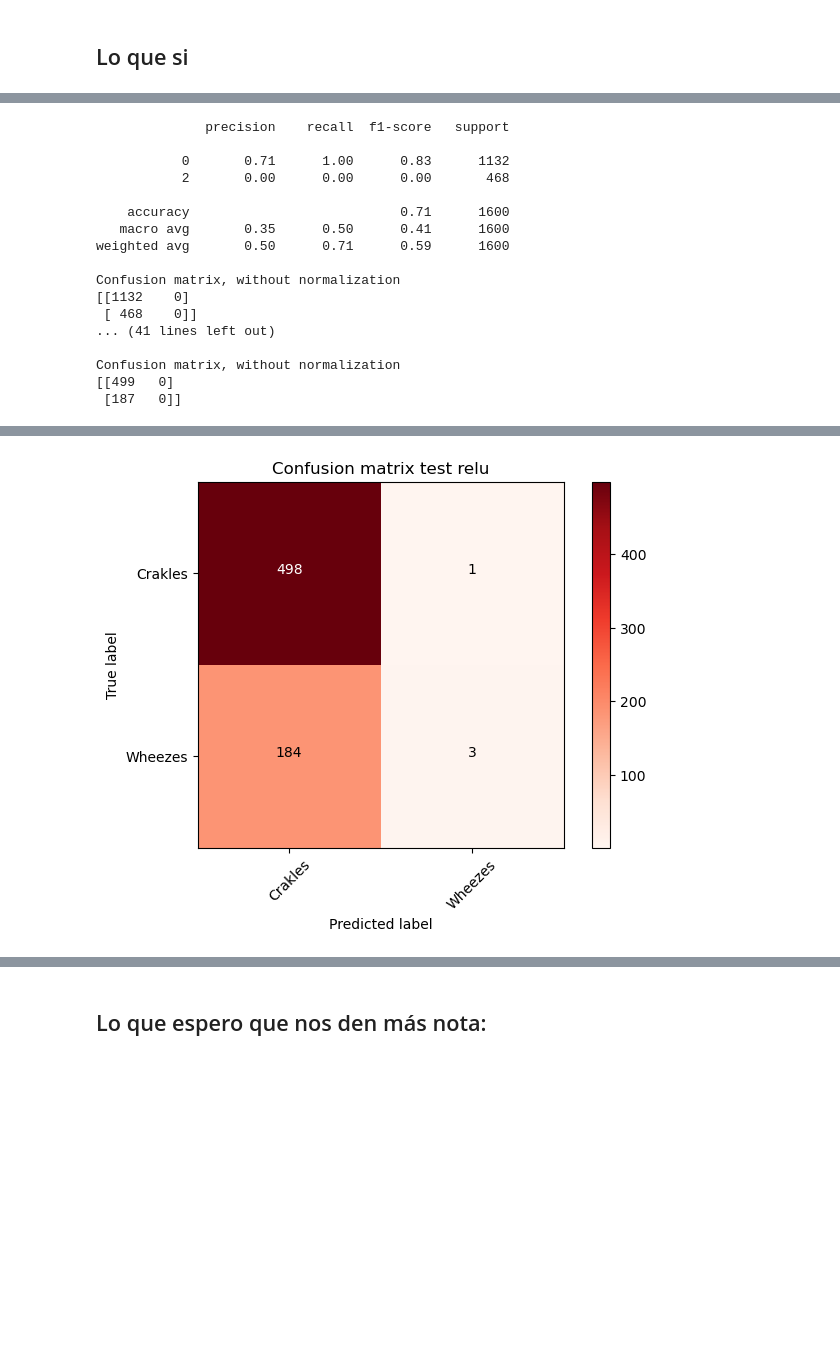
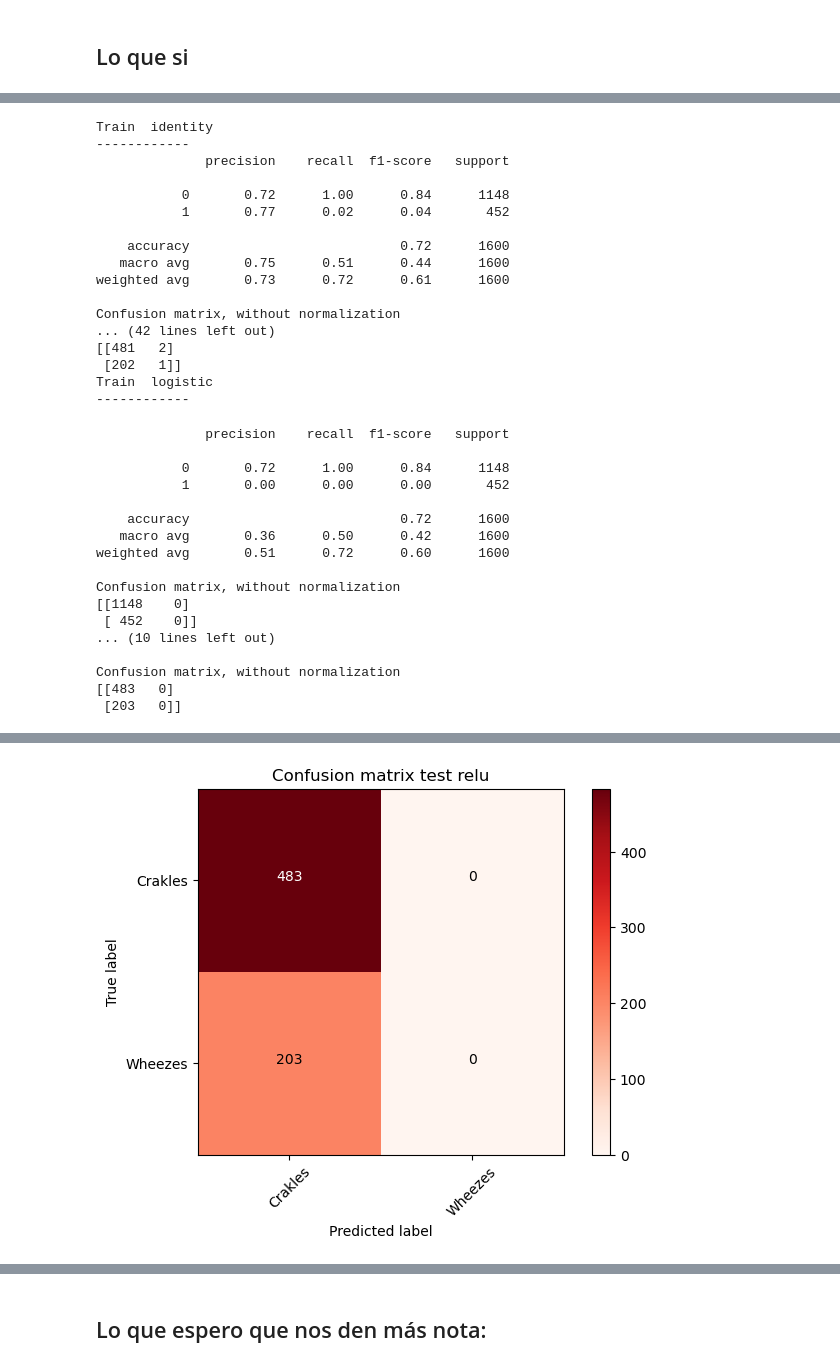
Before and after one commit to Ruizxp/Biosenales_El-Gran-Final, a Jupyter notebook: Terminator.ipynb, the cells around one changed output, grey strips where cells are left out. Saved outputs shown, nothing was run; the diff lists cells and outputs as text; code cells hidden in the pictures; blank space fills up the shorter version.

```diff
--- a/Terminator.ipynb
+++ b/Terminator.ipynb
@@ -539,6 +471,7 @@ Confusion matrix, without normalization
 con=(d2.Estado.values==0)|(d2.Estado.values==2)
 x=d2.drop(["Estado"],axis=1)[con]
 y=d2.Estado.values[con]
+np.putmask(y,y == 2,1)
 test_size = 0.3
 val_size  = test_size/(1-test_size) # Elementos de validación
 
@@ -577,17 +510,34 @@ Square error: 1.17
+Train  identity
+------------
               precision    recall  f1-score   support
 
-           0       0.71      1.00      0.83      1132
-           2       0.00      0.00      0.00       468
+           0       0.72      1.00      0.84      1148
+           1       0.77      0.02      0.04       452
 
-    accuracy                           0.71      1600
-   macro avg       0.35      0.50      0.41      1600
-weighted avg       0.50      0.71      0.59      1600
+    accuracy                           0.72      1600
+   macro avg       0.75      0.51      0.44      1600
+weighted avg       0.73      0.72      0.61      1600
 
 Confusion matrix, without normalization
-[[1132    0]
- [ 468    0]]
-... (41 lines left out)
-
-Confusion matrix, without normalization
-[[499   0]
- [187   0]]
+... (42 lines left out)
+[[481   2]
+ [202   1]]
+Train  logistic
+------------
+              precision    recall  f1-score   support
+
+           0       0.72      1.00      0.84      1148
+           1       0.00      0.00      0.00       452
+
+    accuracy                           0.72      1600
+   macro avg       0.36      0.50      0.42      1600
+weighted avg       0.51      0.72      0.60      1600
+
+Confusion matrix, without normalization
+[[1148    0]
+ [ 452    0]]
+... (10 lines left out)
+
+Confusion matrix, without normalization
+[[483   0]
+ [203   0]]
@@ -595 +545 @@ Confusion matrix, without normalization
-[figure, old version]
+[figure, new version]
```
Also changed, not shown: parts of 8 cells of this notebook.
